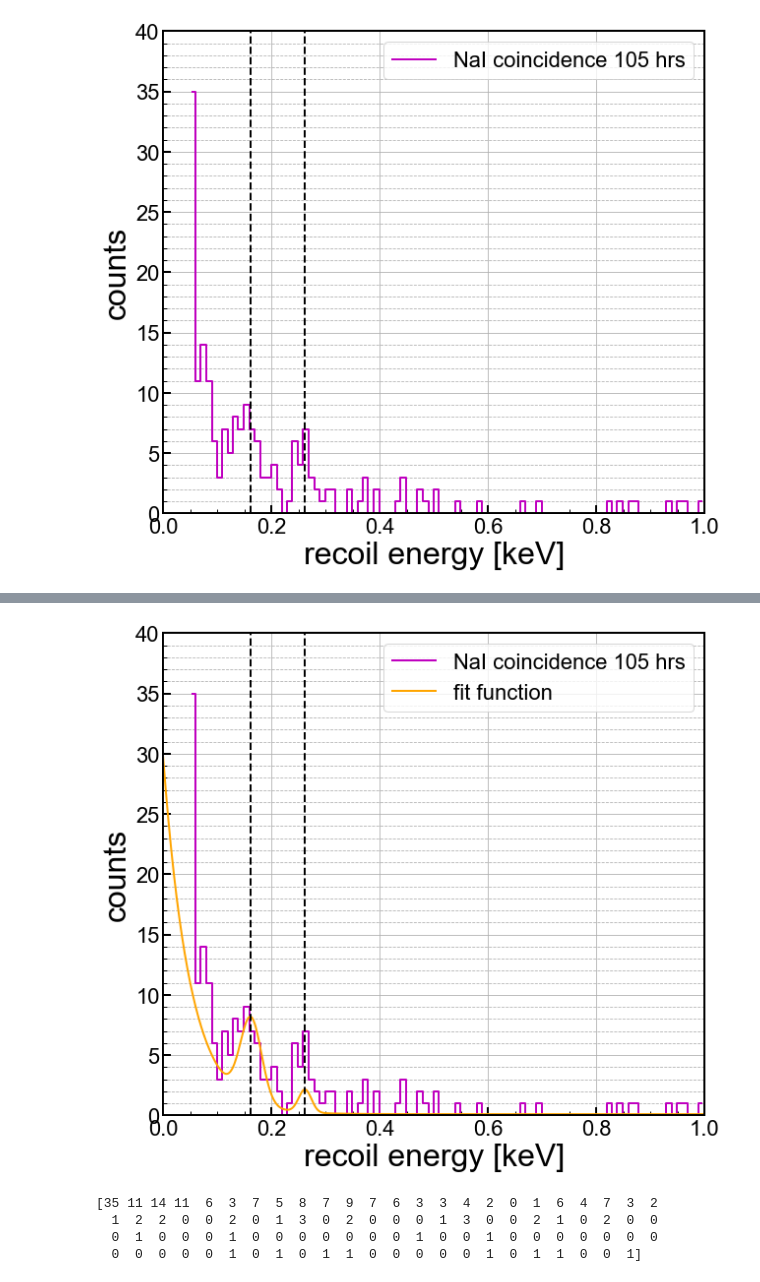
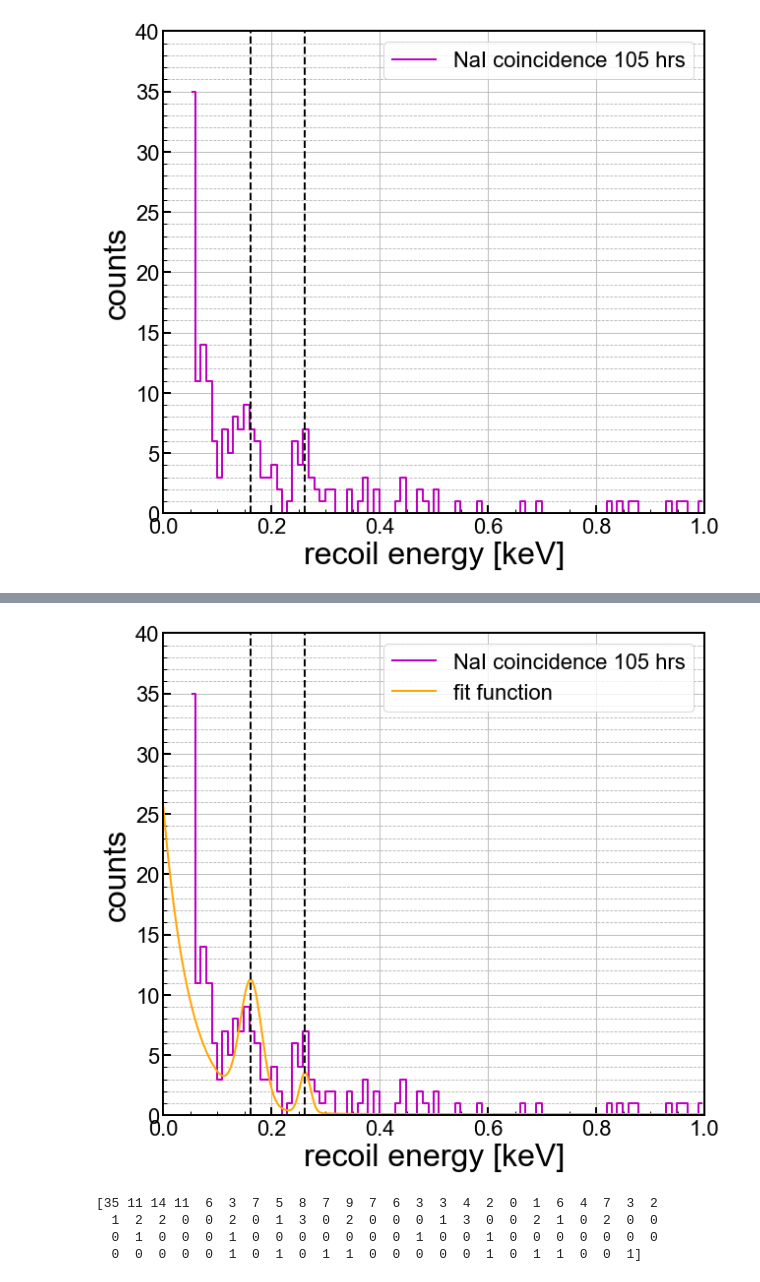
Before and after one commit to villano-lab/R76Analysis, a Jupyter notebook: coin_analysis/basic_coin_105hr.ipynb, the cells around one changed output, grey strips where cells are left out. Saved outputs shown, nothing was run; the diff lists cells and outputs as text; code cells hidden in the pictures.

```diff
--- a/coin_analysis/basic_coin_105hr.ipynb
+++ b/coin_analysis/basic_coin_105hr.ipynb
@@ -181,10 +181,10 @@ plt.show()
 [figure]
 # %%
 
-param = [0.122,0.009,0.13,0.002,0.75,0.2,0.05]
+param = [0.122,0.02,0.13,0.01,0.65,0.3,0.05]
 def prob_func(E,theta):
 
-  y1,f1,y2,f2,fexp,fg,Escale = theta
+  y1,w1,y2,w2,fexp,fg,Escale = theta
   #deltas for masses
   prob_Sn29Si = 8.47356
   prob_Sn30Si = 10.60924
@@ -212,24 +212,25 @@ def prob_func(E,theta):
   #f1 = 0.009 #Fano factor of first gaussian
   #y1 = 0.122
   mu1 = prob_E29Si*y1
-  w1 = np.sqrt(f1*(mu1/eps))
-  if(w1==0.0):
-    w1=1e-6
+  #w1 = np.sqrt(f1*(mu1/eps))
+  #if(w1==0.0):
+  #  w1=1e-6
   g1 = (1/(w1*np.sqrt(2*np.pi)))*np.exp(-(E-mu1)**2/(2*w1**2))
 
   #w2 =0.01 #width of first gaussian
   #f2 = 0.002
   #y2 = 0.13
   mu2 = prob_E30Si*y2
-  w2 = np.sqrt(f2*(mu2/eps))
-  if(w2==0.0):
-    w2=1e-6
+  #w2 = np.sqrt(f2*(mu2/eps))
+  #if(w2==0.0):
+  #  w2=1e-6
   g2 = (1/(w2*np.sqrt(2*np.pi)))*np.exp(-(E-mu2)**2/(2*w2**2))
 
   #print(w1,w2)
 
   #flat=0.01
   flat = 1-fexp-fg
+  #print(flat+fexp+fg)
 
   #relprob of gammas
   p1=0.020846
@@ -237,8 +238,10 @@ def prob_func(E,theta):
   psum=p1+p2
 
   #return 0.75*expdecay+0.2*((p1/psum)*g1+(p2/psum)*g2)+flat
-  return fexp*expdecay+fg*((p1/psum)*g1+(p2/psum)*g2)+flat
+  return (fexp*expdecay+fg*((p1/psum)*g1+(p2/psum)*g2)+flat)*0.00999
 
 a = np.asarray([0.1,0.2])
-print(prob_func(a,param))
+print(np.sum(coinN)*prob_func(a,param))
+print(coinE)
+print(np.mean(np.diff(coinE)))
 # %% [output]
@@ -248,42 +262,42 @@ print(prob_func(a,param))
 fig,axes = plt.subplots(1,1,figsize=(9.0,8.0),sharex=True)
 ax1 = axes
 
-evec = np.linspace(0.0,1,num=1000)
+evecplot = np.linspace(0.0,1,num=1000)
 
 ax1.step(coinE,coinN, where='mid',color='m', linestyle='-', \
             label='NaI coincidence {} hrs'.format(105), linewidth=2)
-ax1.plot (evec, np.sum(coinN)*prob_func(evec,param)*0.01, color='orange',linestyle='-', label='fit function')
+ax1.plot (evecplot, np.sum(coinN)*prob_func(evec,param), color='orange',linestyle='-', label='fit function')
 
 #ax1.plot(Eplot, 100*er_res(Eplot),color='b',label="$\sigma$ (n,p) (%)")
 
 
 ymin = 0
 ymax = 40
 
 
 ax1.set_yscale('linear')
 #ax1.set_yscale('log')
 ax1.set_xlim(0.0, 1)
 ax1.set_ylim(ymin,ymax)
 ax1.set_xlabel(r'recoil energy [keV]')
 ax1.set_ylabel('counts')
 ax1.grid(True)
 ax1.yaxis.grid(True,which='minor',linestyle='--')
 ax1.legend(loc=1,prop={'size':22})
 #ax1.legend(bbox_to_anchor=(1.04,1),borderaxespad=0,prop={'size':22})
 
 plt.axvline(x=E29Si*0.122,color='k',linestyle="--")
 plt.axvline(x=E30Si*0.13,color='k',linestyle="--")
 
 for axis in ['top','bottom','left','right']:
   ax1.spines[axis].set_linewidth(2)
 
 plt.tight_layout()
 #plt.savefig('paper_figures/hist.eps')
 #plt.savefig('paper_figures/hist.pdf')
 plt.show()
 # %% [output]
-[figure, old version]
+[figure, new version]
 # %%
 #set up some fitting
 import emcee
```
Also changed, not shown: parts of 5 cells of this notebook.
